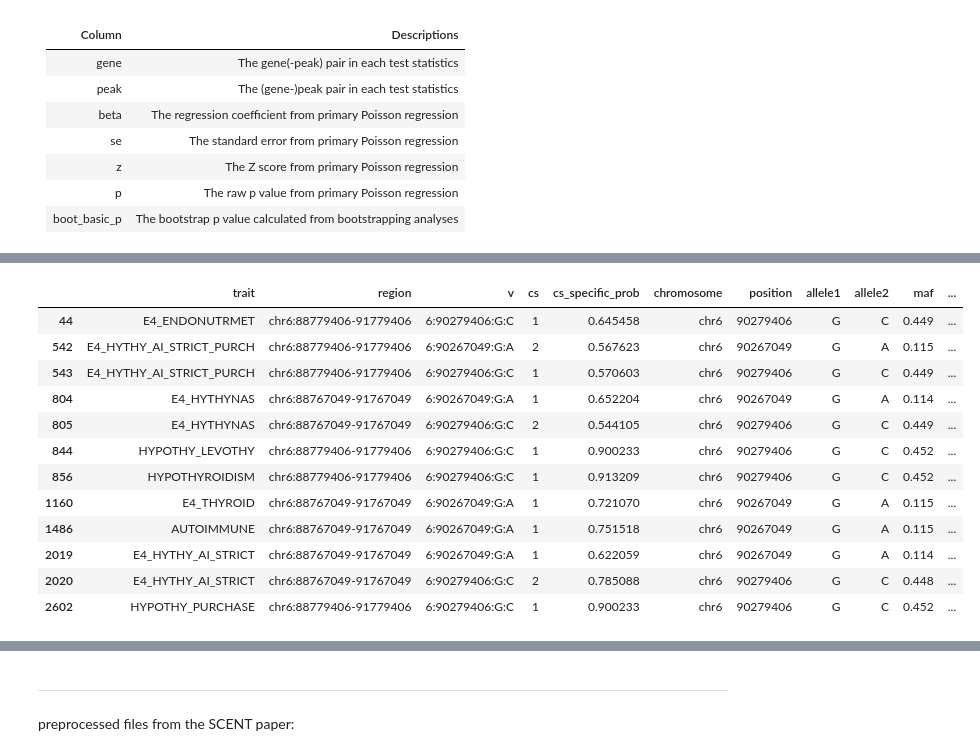
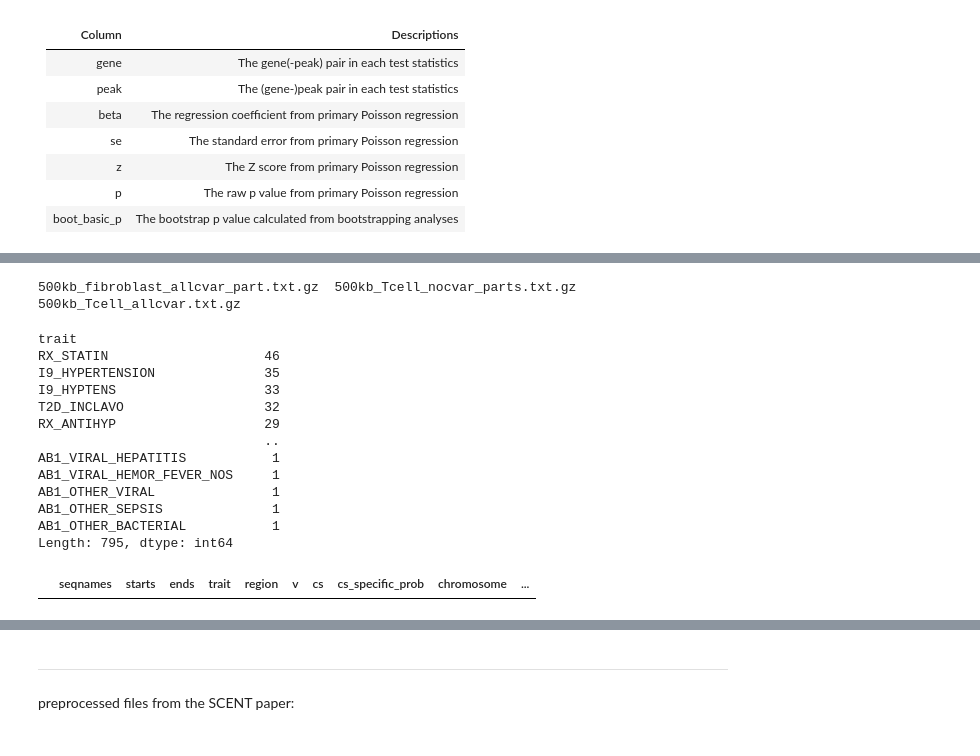
Before and after one commit to abearab/BMI-206-Class-Project, a Jupyter notebook: notebook.ipynb, the cells around one changed output, grey strips where cells are left out. Saved outputs shown, nothing was run; the diff lists cells and outputs as text; code cells hidden in the pictures.

```diff
--- a/notebook.ipynb
+++ b/notebook.ipynb
@@ -49,3 +37,14 @@ Index(['trait', 'region', 'v', 'cs', 'cs_specific_prob', 'chromosome',
+# %%
+fine_map_df = pd.read_csv(
+    "data/fine_map/all_finngen_trait_cs_filtered.tsv",
+    sep='\t'
+)
+
+fine_map_df['seqnames'] = fine_map_df['region'].str.split(':').str[0]
+fine_map_df['starts'] =  fine_map_df['region'].str.split(':').str[1].str.split('-').str[0].astype(int)
+fine_map_df['ends'] =    fine_map_df['region'].str.split(':').str[1].str.split('-').str[1].astype(int)
+
+fine_map_df = fine_map_df.set_index(['seqnames', 'starts', 'ends']).reset_index()
 # %% [markdown]
 The columns were best explained here: https://github.com/FINNGEN/finemapping-pipeline?tab=readme-ov-file#phenonamesusiesnpfiltertsv
 # %% [markdown]
@@ -157,0 +146,5 @@ res_1 = res_1.set_index(['chr', 'start', 'end','peak','gene']).reset_index()
+# %%
+ls data/scent-results/
+# %% [output]
+500kb_fibroblast_allcvar_part.txt.gz  500kb_Tcell_nocvar_parts.txt.gz
+500kb_Tcell_allcvar.txt.gz
@@ -158,19 +155,23 @@ res_1 = res_1.set_index(['chr', 'start', 'end','peak','gene']).reset_index()
+# %%
+fine_map_df.groupby('trait').size().sort_values(ascending=False)
+# %% [output]
+trait
+RX_STATIN                    46
+I9_HYPERTENSION              35
+I9_HYPTENS                   33
+T2D_INCLAVO                  32
+RX_ANTIHYP                   29
+                             ..
+AB1_VIRAL_HEPATITIS           1
+AB1_VIRAL_HEMOR_FEVER_NOS     1
+AB1_OTHER_VIRAL               1
+AB1_OTHER_SEPSIS              1
+AB1_OTHER_BACTERIAL           1
+Length: 795, dtype: int64
 # %%
 fine_map_df.query(
-    'chromosome == "chr6" and position >= 90 * 10**6 and position <= 90.3 * 10**6'
+    'seqnames == "chr6" and starts >= 90 * 10**6 and ends <= 90.3 * 10**6'
 )
 # %% [output]
-|  | trait | region | v | cs | cs_specific_prob | chromosome | position | allele1 | allele2 | maf | ... |
-| 44 | E4_ENDONUTRMET | chr6:88779406-91779406 | 6:90279406:G:C | 1 | 0.645458 | chr6 | 90279406 | G | C | 0.449 | ... |
-| 542 | E4_HYTHY_AI_STRICT_PURCH | chr6:88779406-91779406 | 6:90267049:G:A | 2 | 0.567623 | chr6 | 90267049 | G | A | 0.115 | ... |
-| 543 | E4_HYTHY_AI_STRICT_PURCH | chr6:88779406-91779406 | 6:90279406:G:C | 1 | 0.570603 | chr6 | 90279406 | G | C | 0.449 | ... |
-| 804 | E4_HYTHYNAS | chr6:88767049-91767049 | 6:90267049:G:A | 1 | 0.652204 | chr6 | 90267049 | G | A | 0.114 | ... |
-| 805 | E4_HYTHYNAS | chr6:88767049-91767049 | 6:90279406:G:C | 2 | 0.544105 | chr6 | 90279406 | G | C | 0.449 | ... |
-| 844 | HYPOTHY_LEVOTHY | chr6:88779406-91779406 | 6:90279406:G:C | 1 | 0.900233 | chr6 | 90279406 | G | C | 0.452 | ... |
-| 856 | HYPOTHYROIDISM | chr6:88779406-91779406 | 6:90279406:G:C | 1 | 0.913209 | chr6 | 90279406 | G | C | 0.452 | ... |
-| 1160 | E4_THYROID | chr6:88767049-91767049 | 6:90267049:G:A | 1 | 0.721070 | chr6 | 90267049 | G | A | 0.115 | ... |
-| 1486 | AUTOIMMUNE | chr6:88767049-91767049 | 6:90267049:G:A | 1 | 0.751518 | chr6 | 90267049 | G | A | 0.115 | ... |
-| 2019 | E4_HYTHY_AI_STRICT | chr6:88767049-91767049 | 6:90267049:G:A | 1 | 0.622059 | chr6 | 90267049 | G | A | 0.114 | ... |
-| 2020 | E4_HYTHY_AI_STRICT | chr6:88767049-91767049 | 6:90279406:G:C | 2 | 0.785088 | chr6 | 90279406 | G | C | 0.448 | ... |
-| 2602 | HYPOTHY_PURCHASE | chr6:88779406-91779406 | 6:90279406:G:C | 1 | 0.900233 | chr6 | 90279406 | G | C | 0.452 | ... |
+|  | seqnames | starts | ends | trait | region | v | cs | cs_specific_prob | chromosome | ... |
 # %%
```
Also changed, not shown: parts of 32 cells of this notebook.
